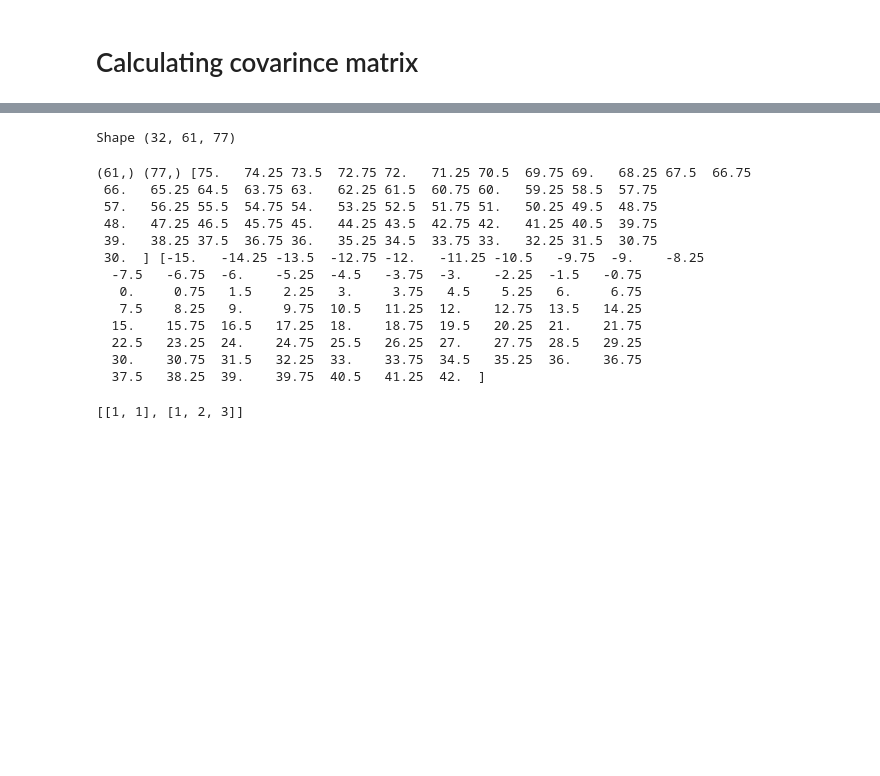
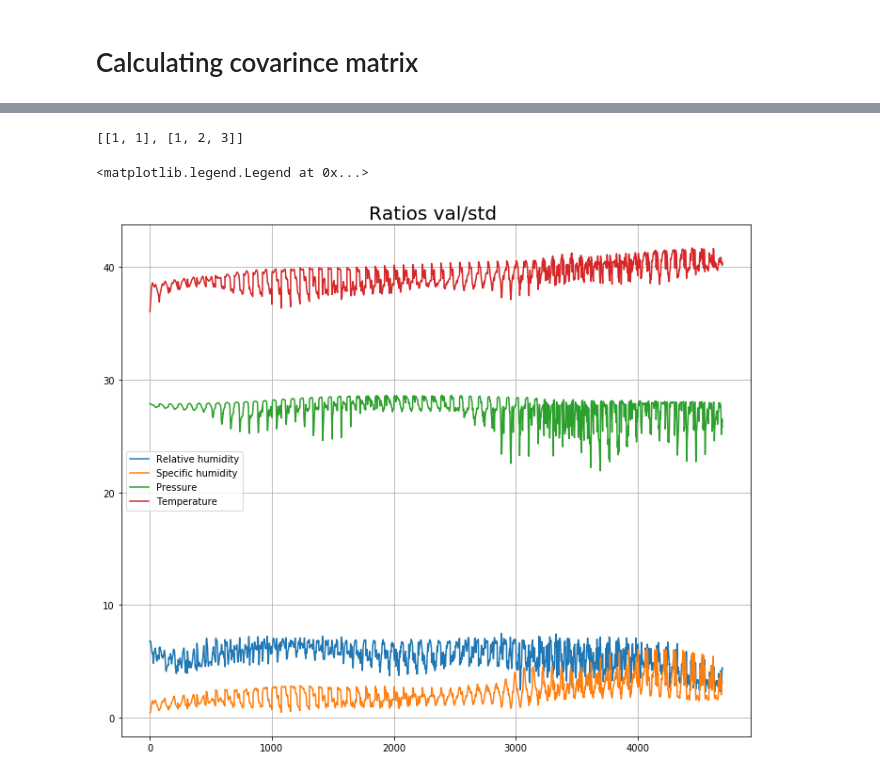
Before and after one commit to hannasv/Project3, a Jupyter notebook: Exploring_data.ipynb, the cells around one changed output, grey strips where cells are left out. Cells and saved outputs as stored; diff of their text form; code cells hidden in the pictures; blank space fills up the shorter version.

Commit message:
added plots to examine data

```diff
--- a/Exploring_data.ipynb
+++ b/Exploring_data.ipynb
@@ -31,0 +21,13 @@ temp = temperature.variables["t2m"][:].data
+# %%
+t = 0 # timestep
+
+#print(cloud.variables)
+tcc = cloud.variables["tcc"][t][:][:].data
+
+# Retriving ground values, these are available at six different pressure levels.
+rel = relative.variables["r"][t][0][:][:].data
+#level = relative.variables["level"][:][0].data
+spe = specific.variables["q"][t][0][:][:].data
+
+surf_pre = pressure.variables["sp"][t][:][:].data
+temp = temperature.variables["t2m"][t][:][:].data
@@ -53,26 +68,3 @@ relative.variables["r"].shape
-# %%
-print( "Shape " + str(tcc.shape))
-rel = relative.variables["r"]
-# %% [output]
-Shape (32, 61, 77)
-# %%
-#lat = cloud.variables["latitude"]
-#long = cloud.variables["longitude"]
-print(lat.shape, long.shape, lat, long)
-# %% [output]
-(61,) (77,) [75.   74.25 73.5  72.75 72.   71.25 70.5  69.75 69.   68.25 67.5  66.75
- 66.   65.25 64.5  63.75 63.   62.25 61.5  60.75 60.   59.25 58.5  57.75
- 57.   56.25 55.5  54.75 54.   53.25 52.5  51.75 51.   50.25 49.5  48.75
- 48.   47.25 46.5  45.75 45.   44.25 43.5  42.75 42.   41.25 40.5  39.75
- 39.   38.25 37.5  36.75 36.   35.25 34.5  33.75 33.   32.25 31.5  30.75
- 30.  ] [-15.   -14.25 -13.5  -12.75 -12.   -11.25 -10.5   -9.75  -9.    -8.25
-  -7.5   -6.75  -6.    -5.25  -4.5   -3.75  -3.    -2.25  -1.5   -0.75
-   0.     0.75   1.5    2.25   3.     3.75   4.5    5.25   6.     6.75
-   7.5    8.25   9.     9.75  10.5   11.25  12.    12.75  13.5   14.25
-  15.    15.75  16.5   17.25  18.    18.75  19.5   20.25  21.    21.75
-  22.5   23.25  24.    24.75  25.5   26.25  27.    27.75  28.5   29.25
-  30.    30.75  31.5   32.25  33.    33.75  34.5   35.25  36.    36.75
-  37.5   38.25  39.    39.75  40.5   41.25  42.  ]
 # %%
 [[1, 1], [1, 2, 3]]
 # %% [output]
@@ -79,0 +78,27 @@ print(lat.shape, long.shape, lat, long)
+# %%
+y = tcc.flatten()
+r = rel.flatten()
+r_s = r.std()
+
+s = spe.flatten()
+s_s = s.std()
+
+p = surf_pre.flatten()
+p_s = p.std()
+
+t = temp.flatten()
+t_s = t.std()
+# %%
+x = np.arange(len(y))
+plt.figure(figsize = (12, 10))
+plt.title("Ratios val/std ", fontsize = 20)
+plt.plot(x, r/r_s, label = "Relative humidity")
+plt.plot(x, s/s_s, label = "Specific humidity")
+plt.plot(x, p/p_s, label = "Pressure")
+plt.plot(x, t/t_s, label = "Temperature")
+#plt.plot(x, r/r_s, label = "relative humidity")
+plt.grid(True)
+plt.legend()
+# %% [output]
+<matplotlib.legend.Legend at 0x...>
+[figure, added]
```
Also changed, not shown: parts of 14 cells of this notebook.
